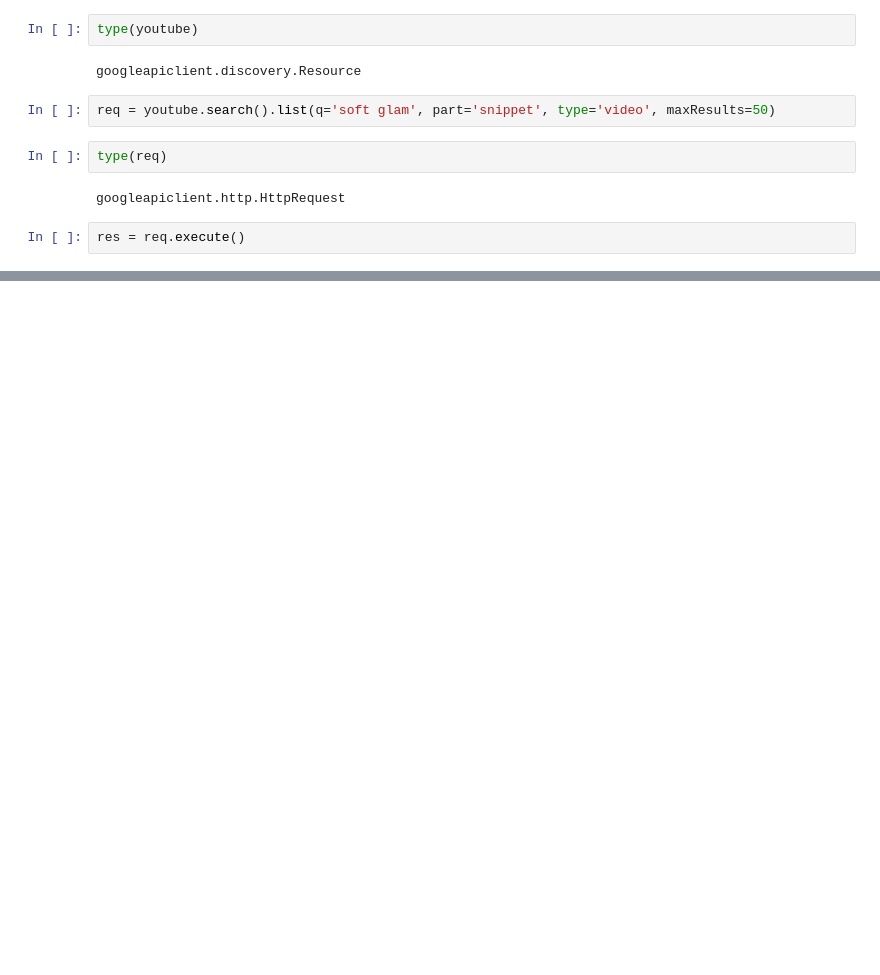
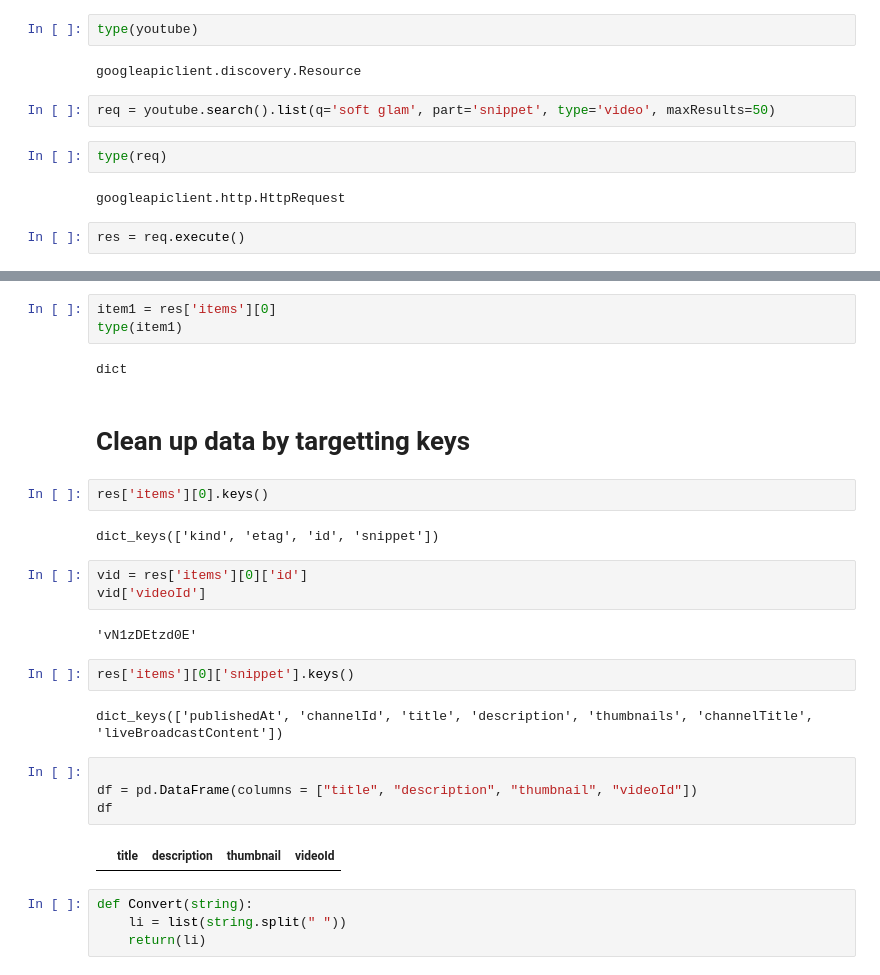
Before and after one commit to jaepearl95/MAC-Beauty-Bar, a Jupyter notebook: YoutubeAPI.ipynb, the cells around one changed output, grey strips where cells are left out. Cells and saved outputs as stored; diff of their text form; blank space fills up the shorter version.

```diff
--- a/YoutubeAPI.ipynb
+++ b/YoutubeAPI.ipynb
@@ -85,0 +102,30 @@ HOW TO ACHIEVE A PERFECT SOFT GLAM LOOK + PRO TIPS &amp; TRICKS
+# %%
+item1 = res['items'][0]
+type(item1)
+# %% [output]
+dict
+# %% [markdown]
+# Clean up data by targetting keys
+# %%
+res['items'][0].keys()
+# %% [output]
+dict_keys(['kind', 'etag', 'id', 'snippet'])
+# %%
+vid = res['items'][0]['id']
+vid['videoId']
+# %% [output]
+'vN1zDEtzd0E'
+# %%
+res['items'][0]['snippet'].keys()
+# %% [output]
+dict_keys(['publishedAt', 'channelId', 'title', 'description', 'thumbnails', 'channelTitle', 'liveBroadcastContent'])
+# %%
+
+df = pd.DataFrame(columns = ["title", "description", "thumbnail", "videoId"])
+df
+# %% [output]
+|  | title | description | thumbnail | videoId |
+# %%
+def Convert(string):
+    li = list(string.split(" "))
+    return(li)
```
Also changed, not shown: parts of 33 cells of this notebook.
